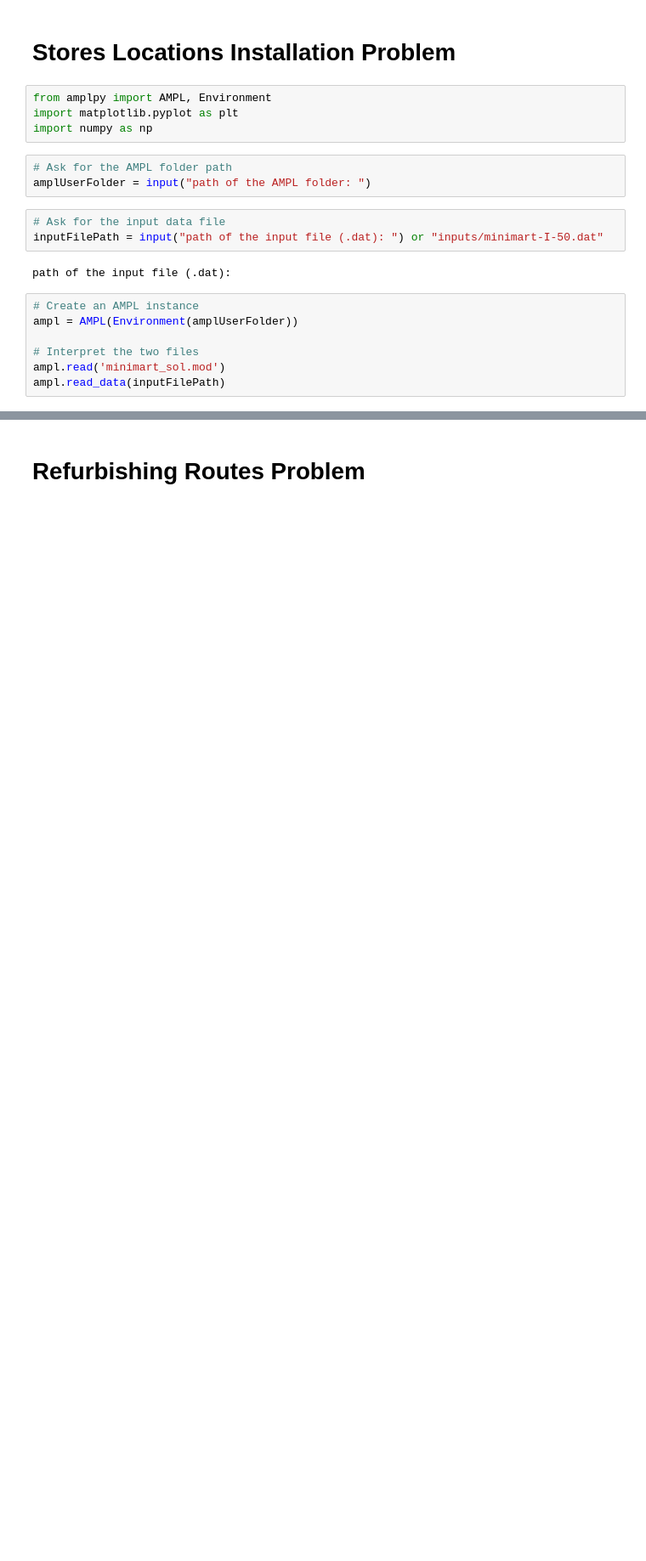
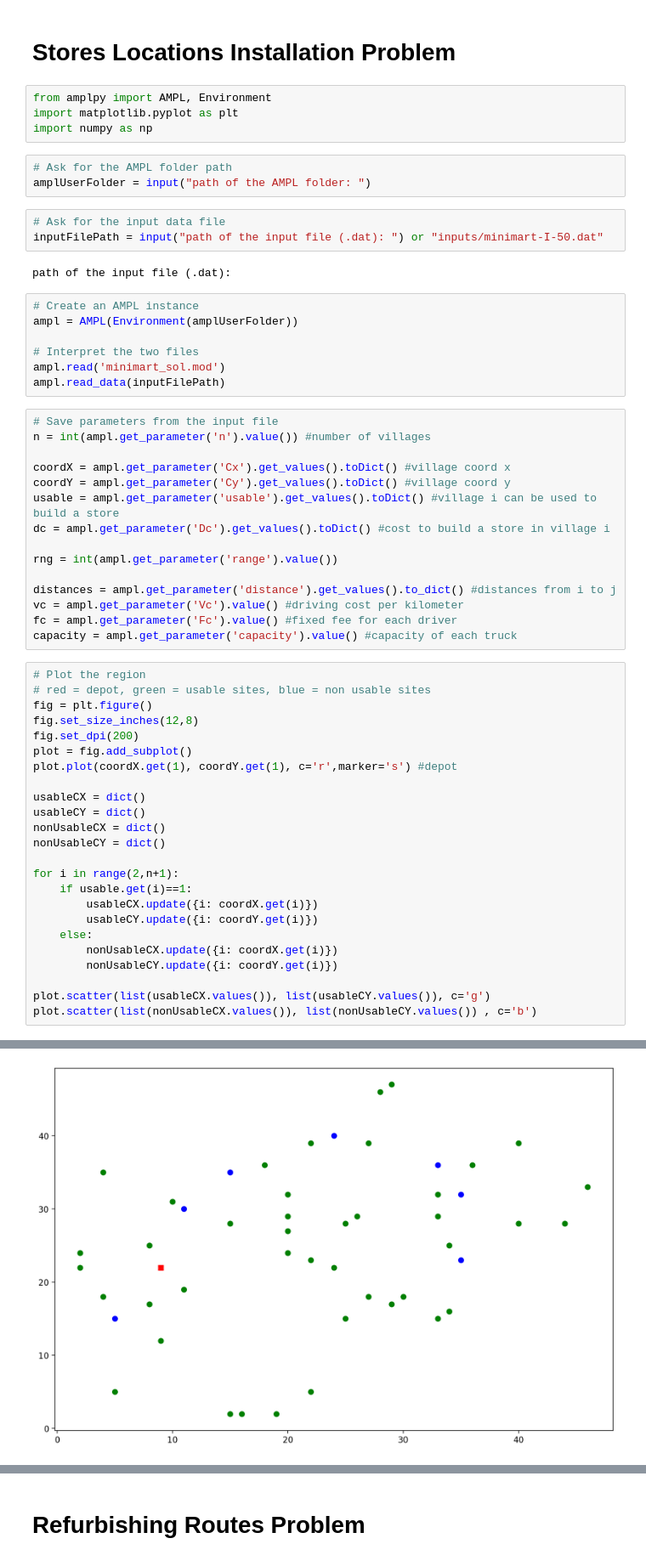
Before and after one commit to andreabosisio/RoboMarkt, a Jupyter notebook: RoboMarkt.ipynb, the cells around one changed output, grey strips where cells are left out. Shown: that part at 85% size. Cells and saved outputs as stored; diff of their text form; blank space fills up the shorter version.

Commit message:
Added plots

```diff
--- a/RoboMarkt.ipynb
+++ b/RoboMarkt.ipynb
@@ -19,3 +19,43 @@ ampl = AMPL(Environment(amplUserFolder))
 # Interpret the two files
 ampl.read('minimart_sol.mod')
 ampl.read_data(inputFilePath)
+# %%
+# Save parameters from the input file
+n = int(ampl.get_parameter('n').value()) #number of villages
+
+coordX = ampl.get_parameter('Cx').get_values().toDict() #village coord x
+coordY = ampl.get_parameter('Cy').get_values().toDict() #village coord y
+usable = ampl.get_parameter('usable').get_values().toDict() #village i can be used to build a store
+dc = ampl.get_parameter('Dc').get_values().toDict() #cost to build a store in village i
+
+rng = int(ampl.get_parameter('range').value())
+
+distances = ampl.get_parameter('distance').get_values().to_dict() #distances from i to j
+vc = ampl.get_parameter('Vc').value() #driving cost per kilometer
+fc = ampl.get_parameter('Fc').value() #fixed fee for each driver
+capacity = ampl.get_parameter('capacity').value() #capacity of each truck
+# %%
+# Plot the region
+# red = depot, green = usable sites, blue = non usable sites
+fig = plt.figure()
+fig.set_size_inches(12,8)
+fig.set_dpi(200)
+plot = fig.add_subplot()
+plot.plot(coordX.get(1), coordY.get(1), c='r',marker='s') #depot
+
+usableCX = dict()
+usableCY = dict()
+nonUsableCX = dict()
+nonUsableCY = dict()
+
+for i in range(2,n+1):
+    if usable.get(i)==1:
+        usableCX.update({i: coordX.get(i)})
+        usableCY.update({i: coordY.get(i)})
+    else:
+        nonUsableCX.update({i: coordX.get(i)})
+        nonUsableCY.update({i: coordY.get(i)})
+
+plot.scatter(list(usableCX.values()), list(usableCY.values()), c='g')
+plot.scatter(list(nonUsableCX.values()), list(nonUsableCY.values()) , c='b')
+# %% [output]
@@ -22,3 +63,4 @@ ampl.read_data(inputFilePath)
+[figure, added]
 # %%
 # Solve the store locations installation problem
 ampl.set_option('solver', amplUserFolder+"/cplex")
```
Also changed, not shown: parts of 11 cells of this notebook.
